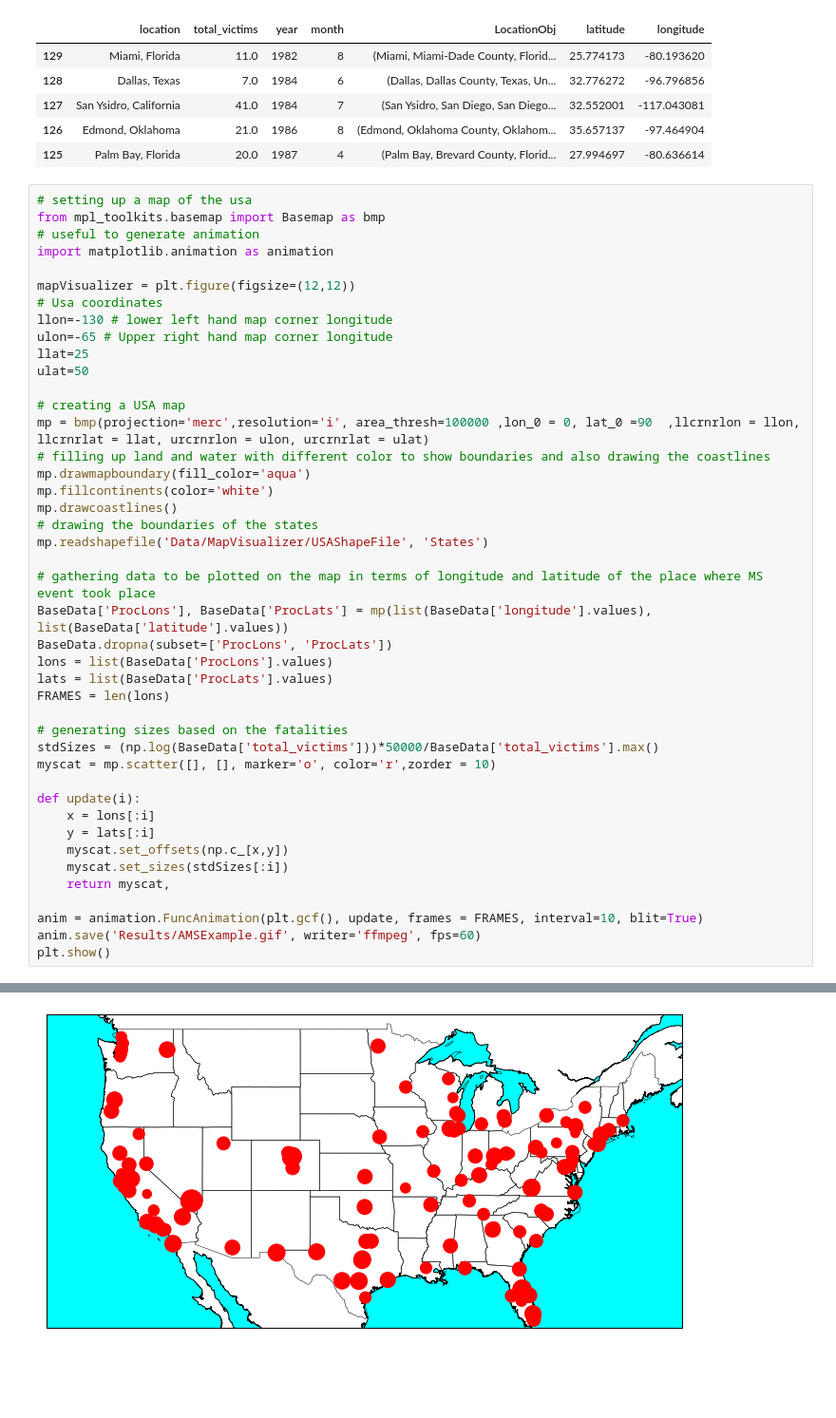
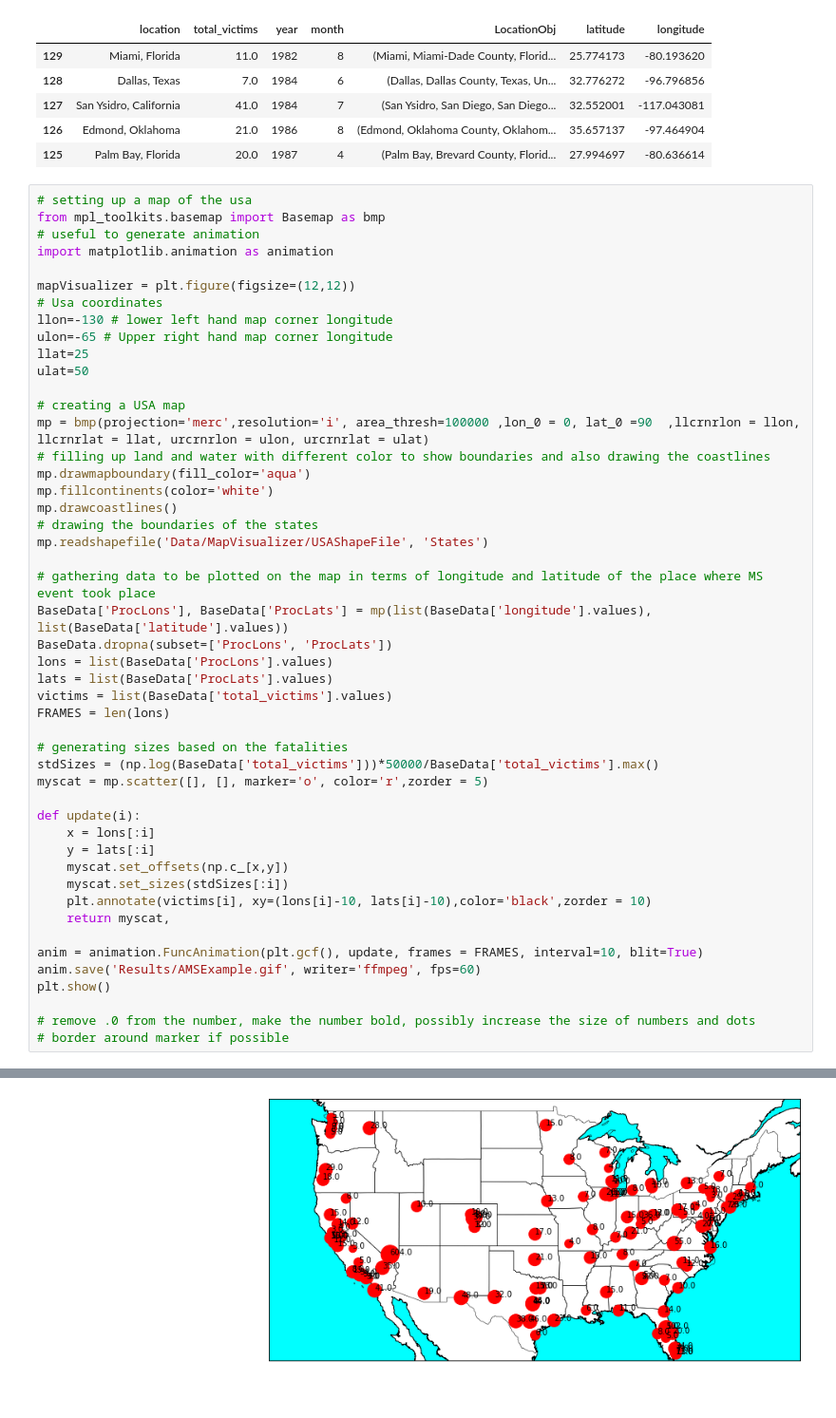
Before and after one commit to CPaladiya/IBM_AI_Professional_Course, a Jupyter notebook: AA_Map_Visualizer.ipynb, the cells around one changed output, grey strips where cells are left out. Shown at 95% size. Saved outputs shown, nothing was run; the diff lists cells and outputs as text; blank space fills up the shorter version.

Commit message:
Update : Numbers added in the map

```diff
--- a/AA_Map_Visualizer.ipynb
+++ b/AA_Map_Visualizer.ipynb
@@ -172,32 +172,37 @@ ulat=50
 mp = bmp(projection='merc',resolution='i', area_thresh=100000 ,lon_0 = 0, lat_0 =90  ,llcrnrlon = llon, llcrnrlat = llat, urcrnrlon = ulon, urcrnrlat = ulat)
 # filling up land and water with different color to show boundaries and also drawing the coastlines
 mp.drawmapboundary(fill_color='aqua')
 mp.fillcontinents(color='white')
 mp.drawcoastlines()
 # drawing the boundaries of the states
 mp.readshapefile('Data/MapVisualizer/USAShapeFile', 'States')
 
 # gathering data to be plotted on the map in terms of longitude and latitude of the place where MS event took place
 BaseData['ProcLons'], BaseData['ProcLats'] = mp(list(BaseData['longitude'].values), list(BaseData['latitude'].values))
 BaseData.dropna(subset=['ProcLons', 'ProcLats'])
 lons = list(BaseData['ProcLons'].values)
 lats = list(BaseData['ProcLats'].values)
+victims = list(BaseData['total_victims'].values)
 FRAMES = len(lons)
 
 # generating sizes based on the fatalities
 stdSizes = (np.log(BaseData['total_victims']))*50000/BaseData['total_victims'].max()
-myscat = mp.scatter([], [], marker='o', color='r',zorder = 10)
+myscat = mp.scatter([], [], marker='o', color='r',zorder = 5)
 
 def update(i):
     x = lons[:i]
     y = lats[:i]
     myscat.set_offsets(np.c_[x,y])
     myscat.set_sizes(stdSizes[:i])
+    plt.annotate(victims[i], xy=(lons[i]-10, lats[i]-10),color='black',zorder = 10)
     return myscat,
 
 anim = animation.FuncAnimation(plt.gcf(), update, frames = FRAMES, interval=10, blit=True)
 anim.save('Results/AMSExample.gif', writer='ffmpeg', fps=60)
 plt.show()
+
+# remove .0 from the number, make the number bold, possibly increase the size of numbers and dots
+# border around marker if possible
 # %% [output]
 MovieWriter ffmpeg unavailable; using Pillow instead.
-[figure, old version]
+[figure, new version]
```
Also changed, not shown: 1 other file.
